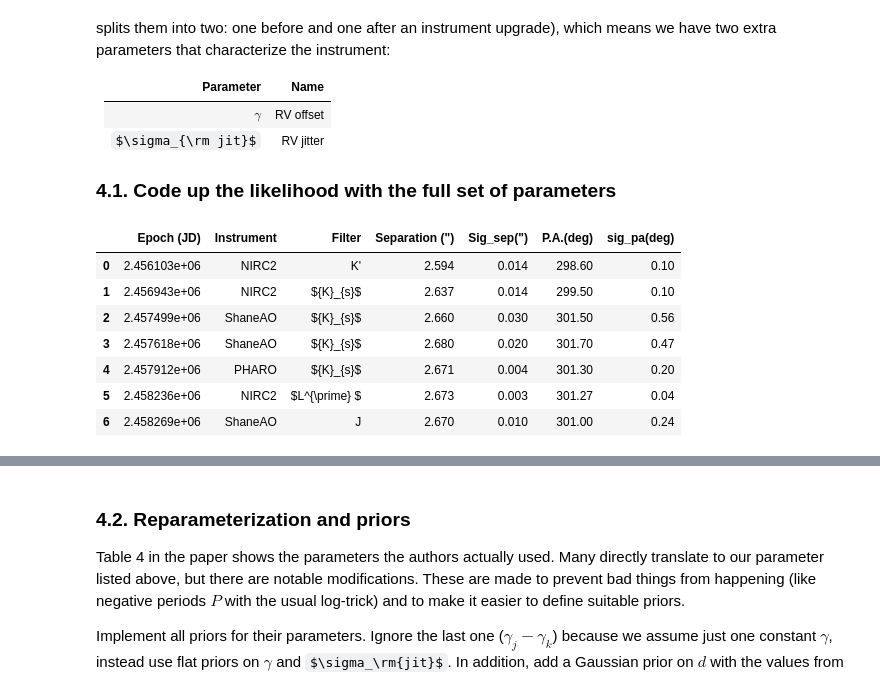
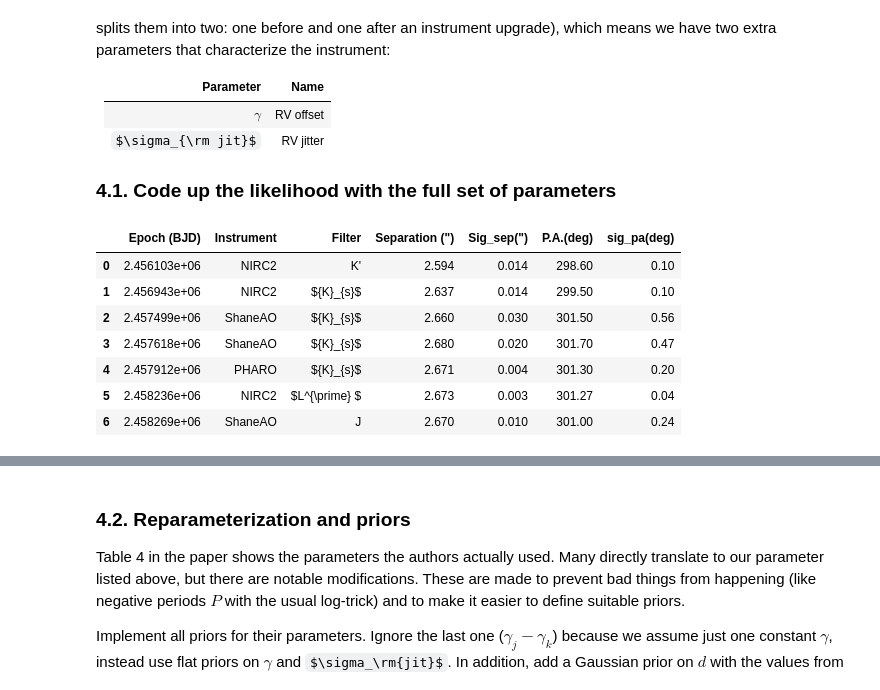
Before and after one commit to m4ese/astroResearchMethods, a Jupyter notebook: FinalProject.ipynb, the cells around one changed output, grey strips where cells are left out. Drawn from its saved outputs; the diff is of its cells as text; code cells hidden in the pictures; some formulas as TeX source.

Commit message:
reformatted tables, read in tables, answered 4.5

```diff
--- a/FinalProject.ipynb
+++ b/FinalProject.ipynb
@@ -570,11 +570,11 @@ In a slight simplification we will assume that the instrumental parameters are u
 # %%
 import pandas as pd
 table_2 = pd.read_csv("table2.csv")
-table_2
 table_3 = pd.read_csv("table3.csv")
+table_3.rename(columns={'Epoch (JD)':'Epoch (BJD)'},inplace = True) #renaming the first column from JD to BJD
 table_3
 # %% [output]
-|  | Epoch (JD) | Instrument | Filter | Separation (") | Sig_sep(") | P.A.(deg) | sig_pa(deg) |
+|  | Epoch (BJD) | Instrument | Filter | Separation (") | Sig_sep(") | P.A.(deg) | sig_pa(deg) |
 | 0 | 2.456103e+06 | NIRC2 | K' | 2.594 | 0.014 | 298.60 | 0.10 |
 | 1 | 2.456943e+06 | NIRC2 | ${K}_{s}$ | 2.637 | 0.014 | 299.50 | 0.10 |
 | 2 | 2.457499e+06 | ShaneAO | ${K}_{s}$ | 2.660 | 0.030 | 301.50 | 0.56 |
```
Also changed, not shown: parts of 2 cells of this notebook, 2 other files.
